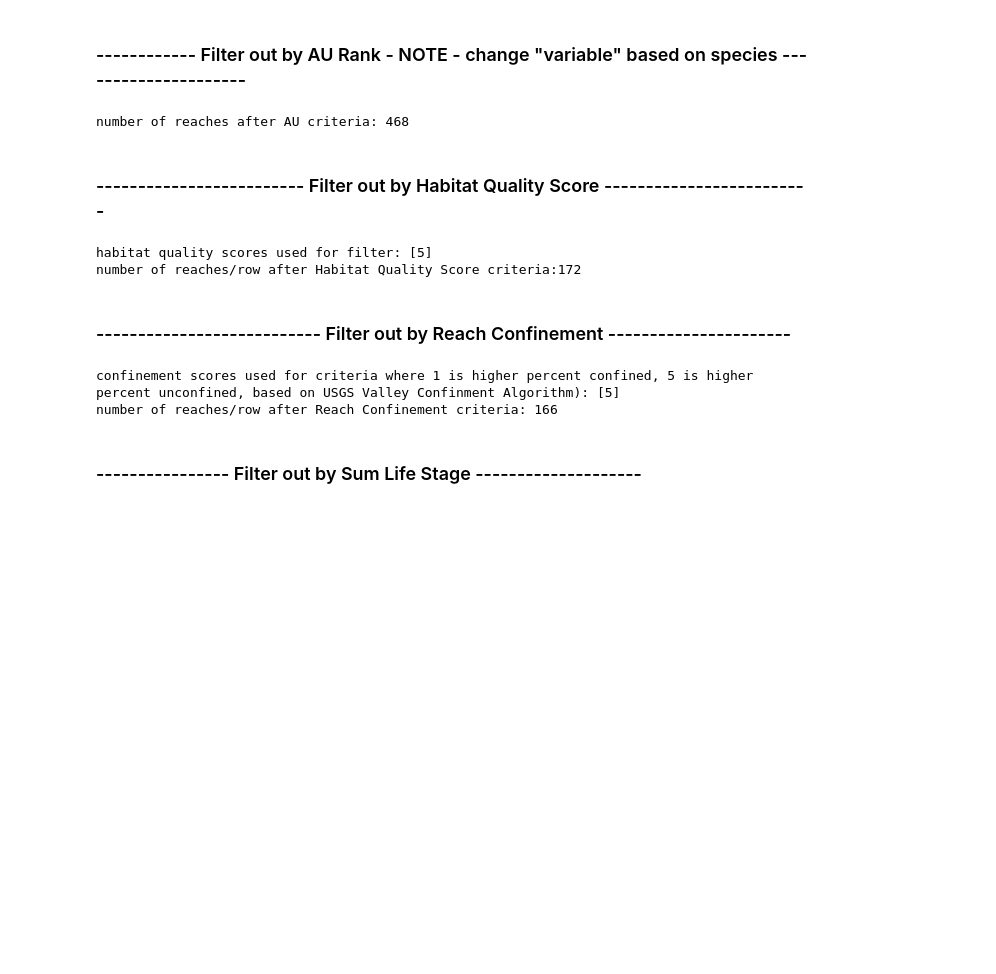
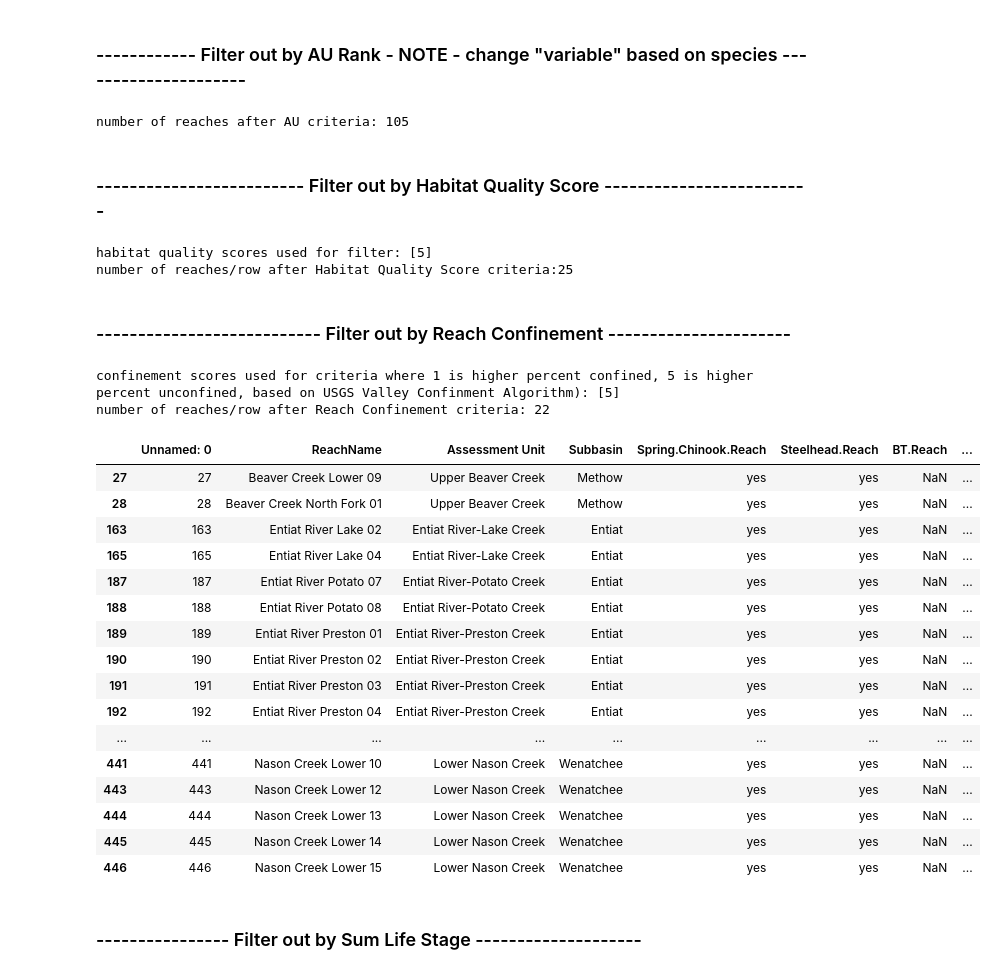
Before and after one commit to Upper-Columbia-Salmon-Recovery-Board/Prioritization_Step2_Data_Tool, a Jupyter notebook: Restoration_Bull_Trout/RTT_Prioritization_Pathways_and_Actions_Script_Restoration_Bull_Trout.ipynb, the cells around one changed output. Saved outputs shown, nothing was run; the diff lists cells and outputs as text; code cells hidden in the pictures; blank space fills up the shorter version.

```diff
--- a/Restoration_Bull_Trout/RTT_Prioritization_Pathways_and_Actions_Script_Restoration_Bull_Trout.ipynb
+++ b/Restoration_Bull_Trout/RTT_Prioritization_Pathways_and_Actions_Script_Restoration_Bull_Trout.ipynb
@@ -243,8 +244,8 @@ AU_Rank_vars = {
 AU_Rank_vars = pd.DataFrame(AU_Rank_vars, columns = ['data_frame', 'variable'])
 
 AU_Rank_vars2 = {
- 'data_frame': ['habitat_quality_scores', 'habitat_quality_scores'  ],
- 'variable': ['AU Tier Spring CHN' , 'AU Tier Steelhead']
+ 'data_frame': ['habitat_quality_scores', 'habitat_quality_scores',  'habitat_quality_scores'  ],
+ 'variable': ['AU Rank Sp CHN_Restoration' , 'AU Rank STL_Restoration', 'AU Rank BT_Restoration']
 }
 # create a dataframe
 AU_Rank_vars2 = pd.DataFrame(AU_Rank_vars2, columns = ['data_frame', 'variable'])
@@ -262,7 +263,7 @@ Reach_Confinement_vars = pd.DataFrame(Reach_Confinement_vars, columns = ['data_f
 # ------ Sum_Life_Stage:   reach_life_stages = 'Sum_LifeStage'
 Sum_Life_Stage_vars = {
  'data_frame': ['reach_life_stages'  ],
- 'variable': ['TotalNum_LS']
+ 'variable': ['BT_Life_Stage_Sum']
 
 }
 # create a dataframe
@@ -282,8 +283,11 @@ Habitat_Quality_score_vars = pd.DataFrame(Habitat_Quality_score_vars, columns =
 
 Life_Stages_names = {
 
-    'life_stage_AU_priority': ['BT Adult Migration  AU LS Priority','BT Holding  AU LS Priority', 'BT Spawning AU LS Priority','BT Natal Rearing  AU LS Priority','BT Adult Non-Spawning AU LS Priority', 'BT Subadult Rearing  AU LS Priority'],
-    'life_stage_reach_presence': ['BT Adult Spawning Migration' , 'BT Holding and Maturation', 'BT Spawning', 'BT Natal Rearing','BT Adult Non-Spawning', 'BT Subadult Rearing' ]
+    'life_stage_AU_priority':    ['BT Adult Migration  AU LS Priority',   'BT Holding  AU LS Priority',
+                                  'BT Spawning AU LS Priority', 'BT Natal Rearing  AU LS Priority', 'BT Adult Non-Spawning AU LS Priority',
+                                  'BT Subadult Rearing  AU LS Priority'],
+    'life_stage_reach_presence': ['BT Adult Spawning Migration' , 'BT Holding and Maturation', 'BT Spawning',
+                                  'BT Natal Rearing','BT Adult Non-Spawning', 'BT Subadult Rearing' ]
 
 }
 
@@ -519,20 +535,19 @@ number of reaches after including only Spring Chinook reaches: 468
 ### ------------ Filter out by AU Rank - NOTE - change "variable" based on species ---------------------
 # %%
 # NOTE: need to change variable to 0 or 1 (AU_Rank_vars['variable'][1]) based on species
-#Bull_Trout_data_frame = Spring_Chinook_data_frame.loc[Bull_Trout_data_frame[AU_Rank_vars['variable'][0]].isin(AU_Rank)]
+Bull_Trout_data_frame = Bull_Trout_data_frame.loc[Bull_Trout_data_frame[[AU_Rank_vars2['variable'][2]]].isin(AU_Rank).values]
 print('number of reaches after AU criteria: ' + str(Bull_Trout_data_frame.shape[0]) )
 # %% [output]
-number of reaches after AU criteria: 468
+number of reaches after AU criteria: 105
 # %% [markdown]
 ### ------------------------- Filter out by Habitat Quality Score -------------------------
 # %%
-#Bull_Trout_data_frame = Bull_Trout_data_frame.loc[Bull_Trout_data_frame[Habitat_Quality_score_vars['variable'][0]].isin(Habitat_Quality_score)]
 Bull_Trout_data_frame = Bull_Trout_data_frame.loc[Bull_Trout_data_frame[Habitat_Quality_score_vars['variable'][0]].isin(Habitat_Quality_score)]
 print('habitat quality scores used for filter: ' + str(Habitat_Quality_score))
 print('number of reaches/row after Habitat Quality Score criteria:' + str(Bull_Trout_data_frame.shape[0]) )
 # %% [output]
 habitat quality scores used for filter: [5]
-number of reaches/row after Habitat Quality Score criteria:172
+number of reaches/row after Habitat Quality Score criteria:25
 # %% [markdown]
 ### --------------------------- Filter out by Reach Confinement ----------------------
 # %%
@@ -543,6 +558,26 @@ print('confinement scores used for criteria where 1 is higher percent confined,
 print('number of reaches/row after Reach Confinement criteria: ' + str(Bull_Trout_data_frame.shape[0]) )
 # %% [output]
 confinement scores used for criteria where 1 is higher percent confined, 5 is higher percent unconfined, based on USGS Valley Confinment Algorithm): [5]
-number of reaches/row after Reach Confinement criteria: 166
+number of reaches/row after Reach Confinement criteria: 22
+# %%
+Bull_Trout_data_frame
+# %% [output]
+|  | Unnamed: 0 | ReachName | Assessment Unit | Subbasin | Spring.Chinook.Reach | Steelhead.Reach | BT.Reach | ... |
+| 27 | 27 | Beaver Creek Lower 09 | Upper Beaver Creek | Methow | yes | yes | NaN | ... |
+| 28 | 28 | Beaver Creek North Fork 01 | Upper Beaver Creek | Methow | yes | yes | NaN | ... |
+| 163 | 163 | Entiat River Lake 02 | Entiat River-Lake Creek | Entiat | yes | yes | NaN | ... |
+| 165 | 165 | Entiat River Lake 04 | Entiat River-Lake Creek | Entiat | yes | yes | NaN | ... |
+| 187 | 187 | Entiat River Potato 07 | Entiat River-Potato Creek | Entiat | yes | yes | NaN | ... |
+| 188 | 188 | Entiat River Potato 08 | Entiat River-Potato Creek | Entiat | yes | yes | NaN | ... |
+| 189 | 189 | Entiat River Preston 01 | Entiat River-Preston Creek | Entiat | yes | yes | NaN | ... |
+| 190 | 190 | Entiat River Preston 02 | Entiat River-Preston Creek | Entiat | yes | yes | NaN | ... |
+| 191 | 191 | Entiat River Preston 03 | Entiat River-Preston Creek | Entiat | yes | yes | NaN | ... |
+| 192 | 192 | Entiat River Preston 04 | Entiat River-Preston Creek | Entiat | yes | yes | NaN | ... |
+| ... | ... | ... | ... | ... | ... | ... | ... | ... |
+| 441 | 441 | Nason Creek Lower 10 | Lower Nason Creek | Wenatchee | yes | yes | NaN | ... |
+| 443 | 443 | Nason Creek Lower 12 | Lower Nason Creek | Wenatchee | yes | yes | NaN | ... |
+| 444 | 444 | Nason Creek Lower 13 | Lower Nason Creek | Wenatchee | yes | yes | NaN | ... |
+| 445 | 445 | Nason Creek Lower 14 | Lower Nason Creek | Wenatchee | yes | yes | NaN | ... |
+| 446 | 446 | Nason Creek Lower 15 | Lower Nason Creek | Wenatchee | yes | yes | NaN | ... |
 # %% [markdown]
 ### ----------------  Filter out by Sum Life Stage --------------------
```
Also changed, not shown: parts of 27 cells of this notebook, 3 other files.
